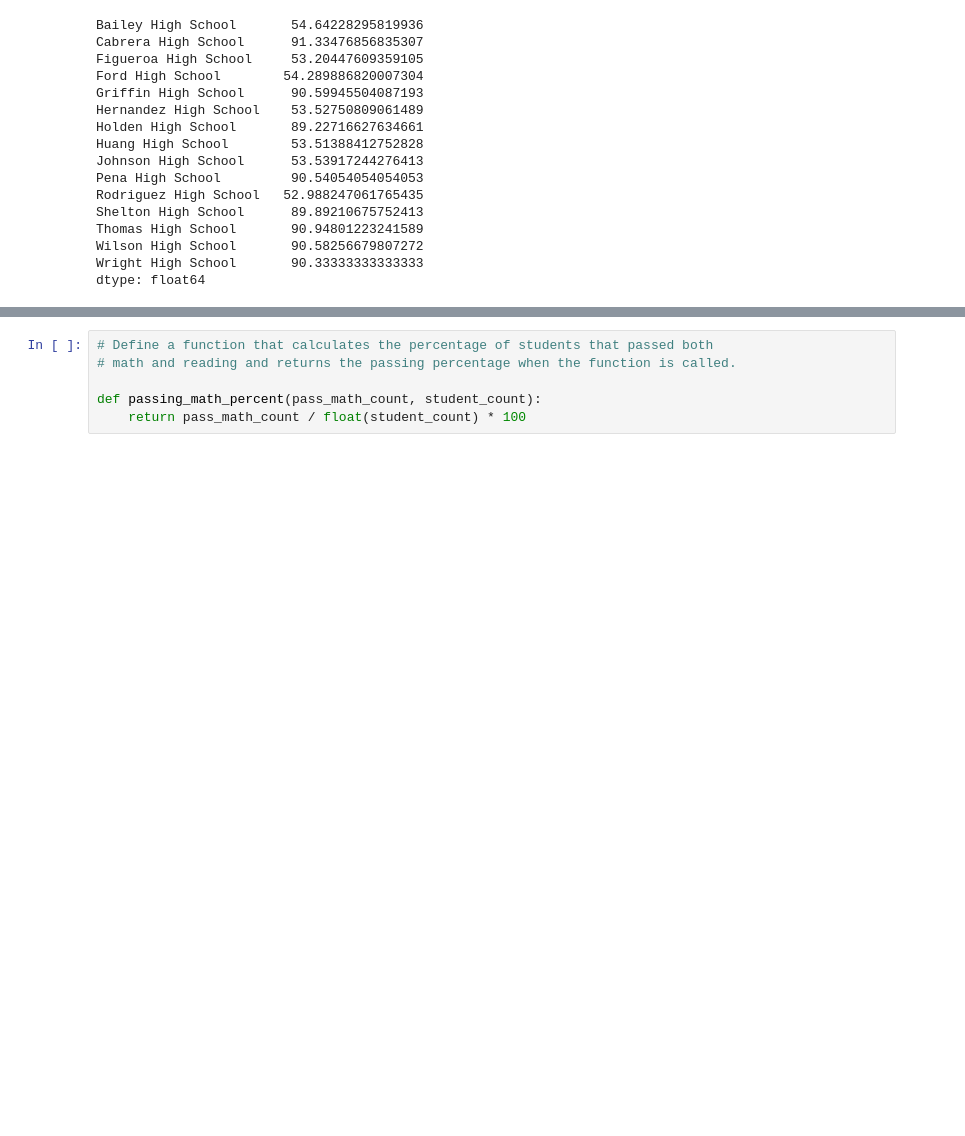
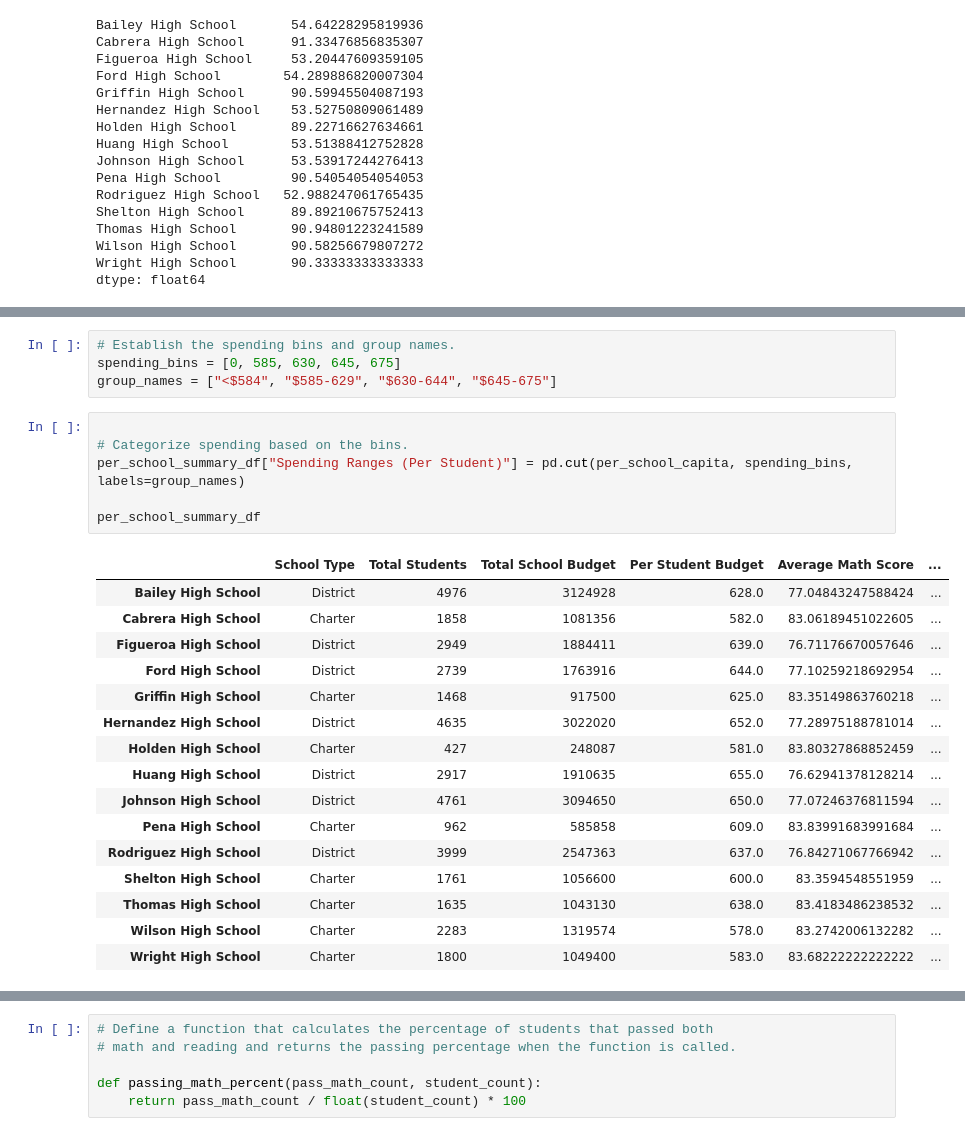
Before and after one commit to ntandelo/School_District_Analysis, a Jupyter notebook: PyCitySchools.ipynb, the cells around one changed output, grey strips where cells are left out. Cells and saved outputs as stored; diff of their text form; blank space fills up the shorter version.

```diff
--- a/PyCitySchools.ipynb
+++ b/PyCitySchools.ipynb
@@ -791,0 +1037,27 @@ bottom_schools.head()
+# %%
+# Establish the spending bins and group names.
+spending_bins = [0, 585, 630, 645, 675]
+group_names = ["<$584", "$585-629", "$630-644", "$645-675"]
+# %%
+
+# Categorize spending based on the bins.
+per_school_summary_df["Spending Ranges (Per Student)"] = pd.cut(per_school_capita, spending_bins, labels=group_names)
+
+per_school_summary_df
+# %% [output]
+|  | School Type | Total Students | Total School Budget | Per Student Budget | Average Math Score | ... |
+| Bailey High School | District | 4976 | 3124928 | 628.0 | 77.04843247588424 | ... |
+| Cabrera High School | Charter | 1858 | 1081356 | 582.0 | 83.06189451022605 | ... |
+| Figueroa High School | District | 2949 | 1884411 | 639.0 | 76.71176670057646 | ... |
+| Ford High School | District | 2739 | 1763916 | 644.0 | 77.10259218692954 | ... |
+| Griffin High School | Charter | 1468 | 917500 | 625.0 | 83.35149863760218 | ... |
+| Hernandez High School | District | 4635 | 3022020 | 652.0 | 77.28975188781014 | ... |
+| Holden High School | Charter | 427 | 248087 | 581.0 | 83.80327868852459 | ... |
+| Huang High School | District | 2917 | 1910635 | 655.0 | 76.62941378128214 | ... |
+| Johnson High School | District | 4761 | 3094650 | 650.0 | 77.07246376811594 | ... |
+| Pena High School | Charter | 962 | 585858 | 609.0 | 83.83991683991684 | ... |
+| Rodriguez High School | District | 3999 | 2547363 | 637.0 | 76.84271067766942 | ... |
+| Shelton High School | Charter | 1761 | 1056600 | 600.0 | 83.3594548551959 | ... |
+| Thomas High School | Charter | 1635 | 1043130 | 638.0 | 83.4183486238532 | ... |
+| Wilson High School | Charter | 2283 | 1319574 | 578.0 | 83.2742006132282 | ... |
+| Wright High School | Charter | 1800 | 1049400 | 583.0 | 83.68222222222222 | ... |
```
Also changed, not shown: parts of 55 cells of this notebook, 1 other file.
